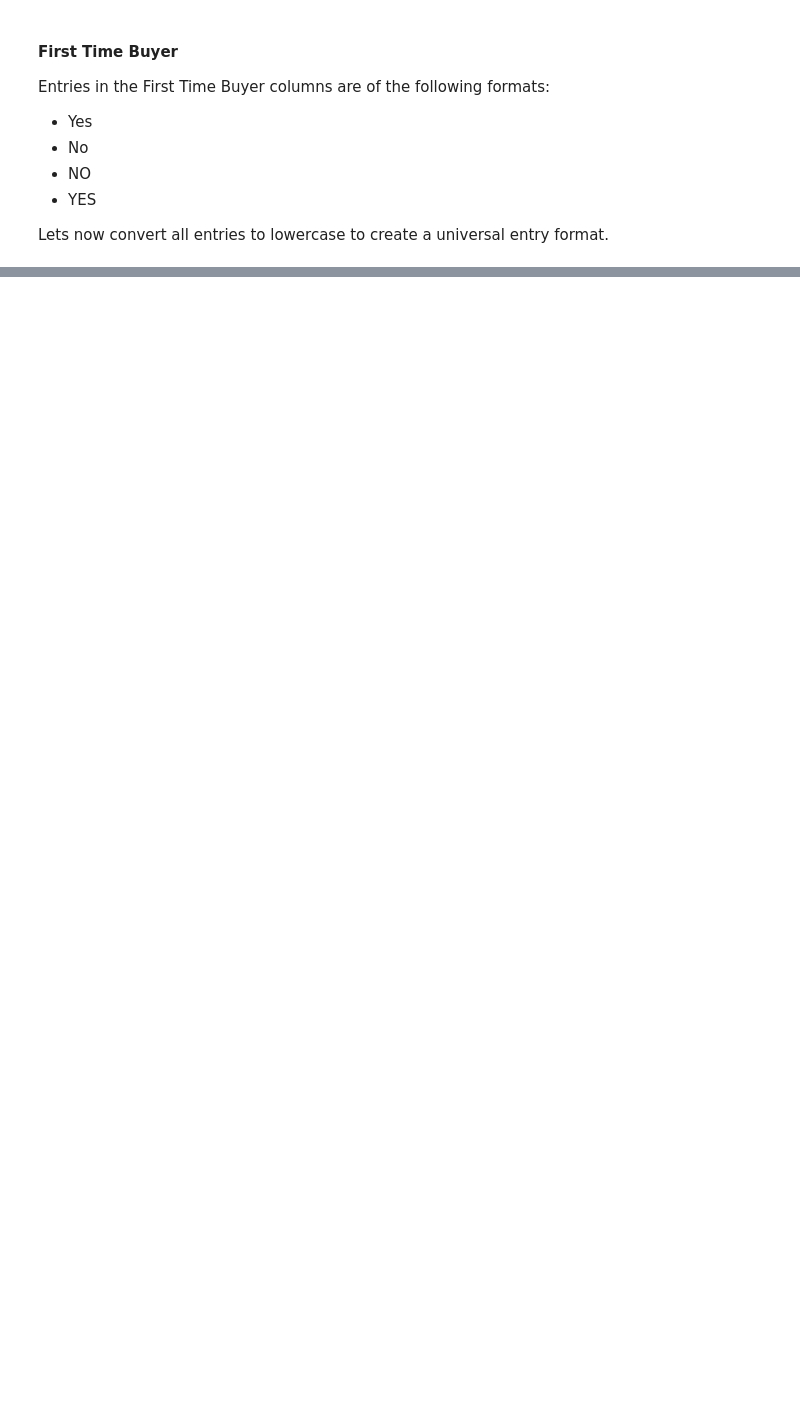
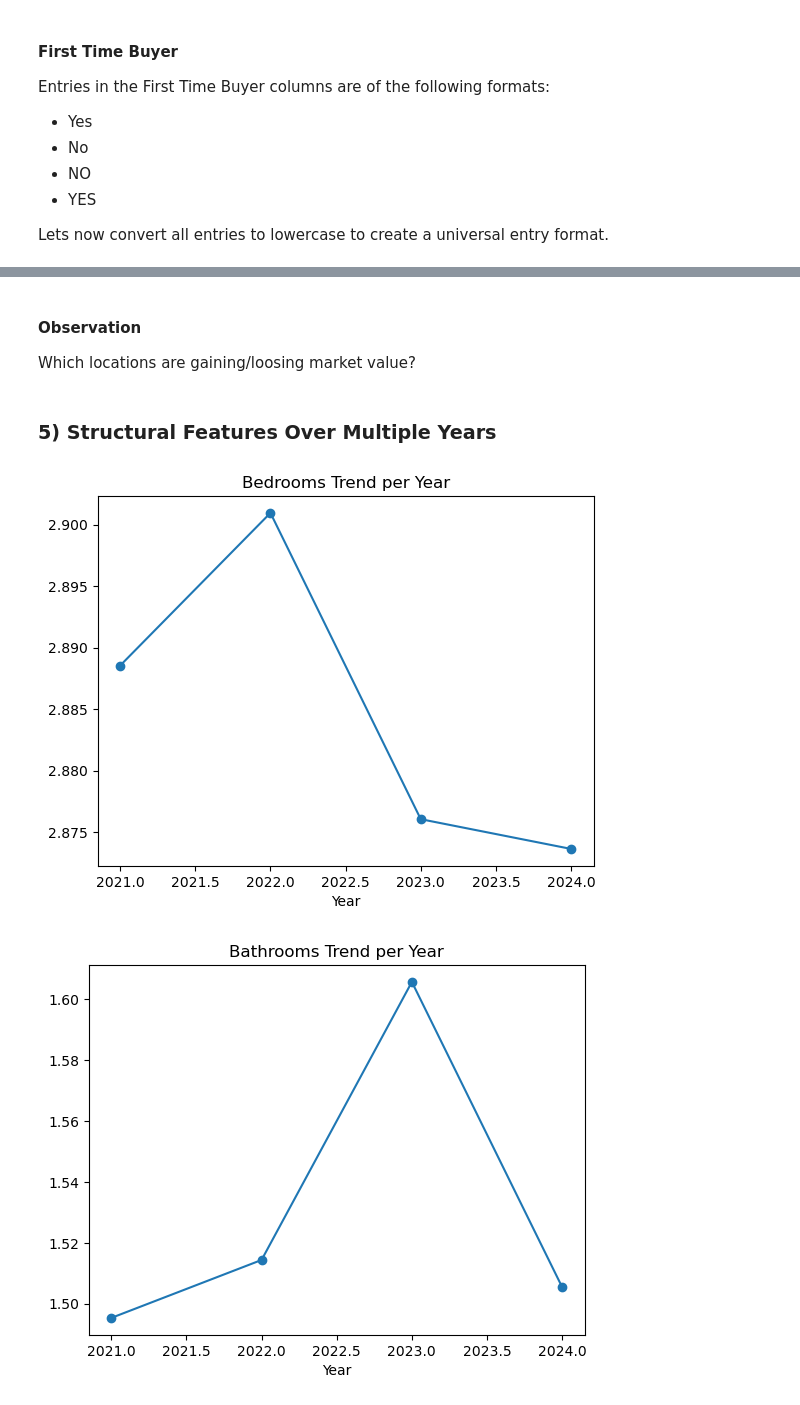
Before and after one commit to frederick2003/Property-Sales-Data-Analysis, a Jupyter notebook: Analysis.ipynb, the cells around one changed output, grey strips where cells are left out. Cells and saved outputs as stored; diff of their text form; code cells hidden in the pictures; blank space fills up the shorter version.

```diff
--- a/Analysis.ipynb
+++ b/Analysis.ipynb
@@ -220,0 +347,15 @@ df_2024["First Time Buyer"] = df_2024["First Time Buyer"].str.lower().str.strip(
+# %% [markdown]
+####  Observation
+
+Which locations are gaining/loosing market value?
+# %% [markdown]
+### 5) Structural Features Over Multiple Years
+# %%
+features = ["Bedrooms", "Bathrooms", "Stories"]
+for col in features:
+    master_df.groupby("Year")[col].mean().plot(marker="o")
+    plt.title(f"{col} Trend per Year")
+    plt.show()
+# %% [output]
+[figure, added]
+[figure, added]
```
Also changed, not shown: parts of 44 cells of this notebook, 9 other files.
